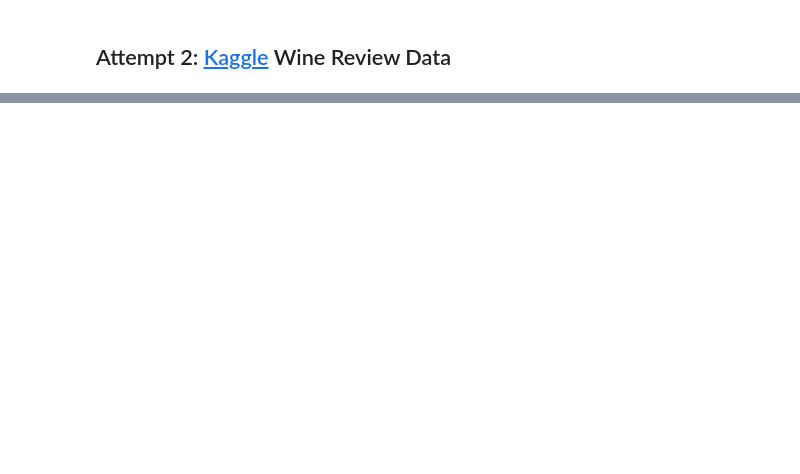
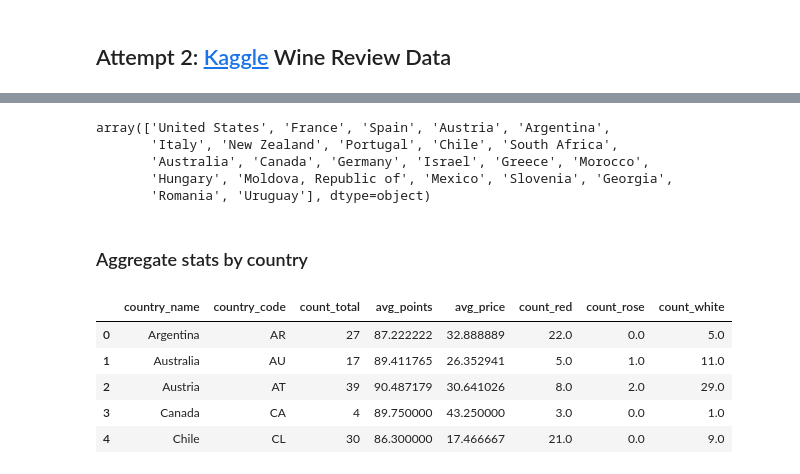
Before and after one commit to kapil1garg/eecs-496-info-viz-a3, a Jupyter notebook: eda/WineInteractiveViz_EDA.ipynb, the cells around one changed output, grey strips where cells are left out. Cells and saved outputs as stored; diff of their text form; code cells hidden in the pictures; blank space fills up the shorter version.

```diff
--- a/eda/WineInteractiveViz_EDA.ipynb
+++ b/eda/WineInteractiveViz_EDA.ipynb
@@ -336,3 +370,47 @@ wine_1k_df.describe(include='all')
 | 50% | NaN | NaN | NaN | 89.000000 | 26.000000 | NaN | NaN | NaN | NaN | NaN | ... |
 | 75% | NaN | NaN | NaN | 91.000000 | 43.000000 | NaN | NaN | NaN | NaN | NaN | ... |
 | max | NaN | NaN | NaN | 97.000000 | 495.000000 | NaN | NaN | NaN | NaN | NaN | ... |
+# %%
+wine_1k_df.country.unique()
+# %% [output]
+array(['United States', 'France', 'Spain', 'Austria', 'Argentina',
+       'Italy', 'New Zealand', 'Portugal', 'Chile', 'South Africa',
+       'Australia', 'Canada', 'Germany', 'Israel', 'Greece', 'Morocco',
+       'Hungary', 'Moldova, Republic of', 'Mexico', 'Slovenia', 'Georgia',
+       'Romania', 'Uruguay'], dtype=object)
+# %% [markdown]
+### Aggregate stats by country
+# %%
+# get aggregated stats by relevant col
+wine_1k_agg_df = wine_1k_df[['country', 'code', 'points', 'price', 'color']]
+wine_1k_agg_df = wine_1k_agg_df.groupby(['country', 'code']).agg({
+    'code': 'count',
+    'points': 'mean',
+    'price': 'mean'
+}).add_suffix('_').reset_index()
+# %%
+# add in count by wine color
+wine_color_agg = wine_1k_df.groupby(['country', 'color'])['color'].count().reset_index(name='count').pivot(index='country',columns='color')
+wine_color_agg.fillna(0, inplace=True)
+
+wine_1k_agg_df = wine_1k_agg_df.merge(wine_color_agg, on='country')
+# %%
+wine_1k_agg_df.rename(index=str, columns={
+    'code_': 'count_total',
+    ('count', 'Red'): 'count_red',
+    ('count', 'Rose'): 'count_rose',
+    ('count', 'White'): 'count_white',
+    'country': 'country_name',
+    'code': 'country_code',
+    'points_': 'avg_points',
+    'price_': 'avg_price'
+}, inplace=True)
+# %%
+wine_1k_agg_df.head()
+# %% [output]
+|  | country_name | country_code | count_total | avg_points | avg_price | count_red | count_rose | count_white |
+| 0 | Argentina | AR | 27 | 87.222222 | 32.888889 | 22.0 | 0.0 | 5.0 |
+| 1 | Australia | AU | 17 | 89.411765 | 26.352941 | 5.0 | 1.0 | 11.0 |
+| 2 | Austria | AT | 39 | 90.487179 | 30.641026 | 8.0 | 2.0 | 29.0 |
+| 3 | Canada | CA | 4 | 89.750000 | 43.250000 | 3.0 | 0.0 | 1.0 |
+| 4 | Chile | CL | 30 | 86.300000 | 17.466667 | 21.0 | 0.0 | 9.0 |
```
Also changed, not shown: parts of 10 cells of this notebook, 7 other files.
